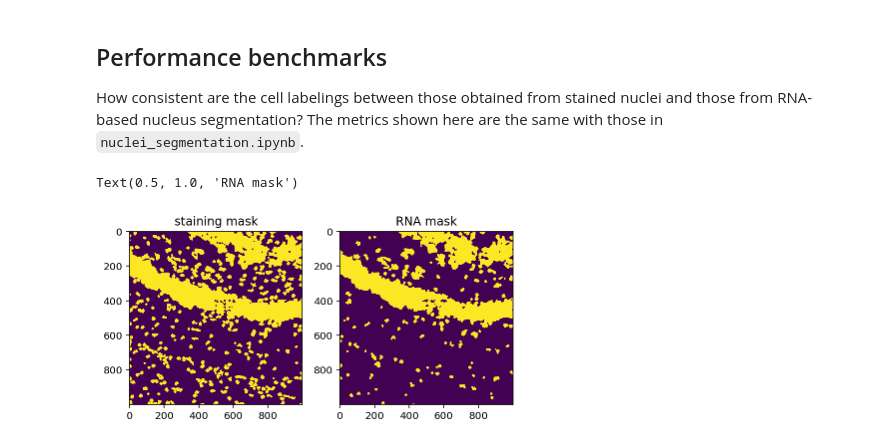
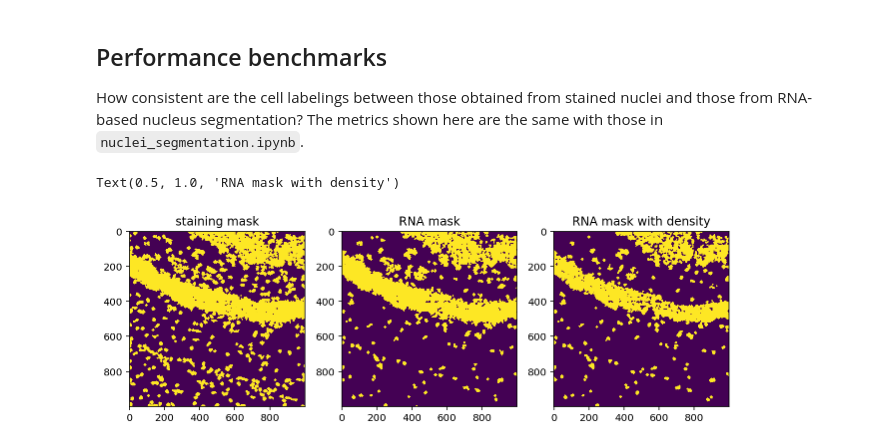
Before and after one commit to aristoteleo/spateo-notebooks, a Jupyter notebook: segmentation/cell_segmentation.ipynb, the cells around one changed output. Saved outputs shown, nothing was run; the diff lists cells and outputs as text; code cells hidden in the pictures.

```diff
--- a/segmentation/cell_segmentation.ipynb
+++ b/segmentation/cell_segmentation.ipynb
@@ -85,10 +93,10 @@ with gzip.open('data/SS200000135IL_cell_labels.npz.gz', 'w') as f:
 # %%
 scores = st.pp.segmentation.icell.score_pixels(
     total,
-    k=21,
+    k=5,
     method='EM+BP',
     em_kwargs=dict(downsample=100000, seed=2022),
-    bp_kwargs=dict(n_threads=8, k=3, square=False, p=0.7, q=0.3),
+    bp_kwargs=dict(n_threads=8, k=3, square=False, p=2 / 3, q=1 / 3),
     certain_mask=est_nuclei_labels > 0
 )
 thresholds = skimage.filters.threshold_multiotsu(scores, classes=3)
@@ -124,0 +146,23 @@ with gzip.open('data/SS200000135TL_cell_labels.npz.gz', 'w') as f:
+# %%
+scores = st.pp.segmentation.icell.score_pixels(
+    total,
+    k=5,
+    method='EM+BP',
+    em_kwargs=dict(downsample=100000, seed=2022),
+    bp_kwargs=dict(n_threads=8, k=3, square=False, p=2 / 3, q=1 / 3),
+    certain_mask=est_density_nuclei_lables > 0,
+    bins=cv2.resize(bins, (1000, 1000), interpolation=cv2.INTER_NEAREST),
+)
+
+thresholds = skimage.filters.threshold_multiotsu(scores, classes=3)
+est_density_cell_mask = st.pp.segmentation.utils.apply_threshold(scores, 7, thresholds[1])
+
+fig, axes = plt.subplots(ncols=3, figsize=(9, 3), tight_layout=True)
+axes[0].imshow(tif)
+axes[0].set_title('nuclei')
+
+axes[1].imshow(scores)
+axes[1].set_title('scores')
+
+axes[2].imshow(est_density_cell_mask)
+axes[2].set_title('cell segmentation')
@@ -124,0 +172,10 @@ with gzip.open('data/SS200000135TL_cell_labels.npz.gz', 'w') as f:
+# %%
+est_density_watershed = st.pp.segmentation.label.watershed(total, est_density_cell_mask, nuclei_labels, 11)
+est_density_enlarged = st.pp.segmentation.label.expand_labels(est_density_watershed, 5, 400)
+
+fig, axes = plt.subplots(ncols=2, figsize=(6, 3), tight_layout=True)
+axes[0].imshow(skimage.color.label2rgb(est_density_watershed))
+axes[0].set_title('watershed')
+
+axes[1].imshow(skimage.color.label2rgb(est_density_enlarged))
+axes[1].set_title('enlarged')
@@ -127,16 +190,20 @@ with gzip.open('data/SS200000135TL_cell_labels.npz.gz', 'w') as f:
 
 How consistent are the cell labelings between those obtained from stained nuclei and those from RNA-based nucleus segmentation? The metrics shown here are the same with those in `nuclei_segmentation.ipynb`.
 # %%
-fig, axes = plt.subplots(ncols=2, figsize=(6, 3), tight_layout=True)
+fig, axes = plt.subplots(ncols=3, figsize=(9, 3), tight_layout=True)
 enlarged_mask = enlarged > 0
 est_enlarged_mask = est_enlarged > 0
+est_density_enlarged_mask = est_density_enlarged > 0
 
 axes[0].imshow(enlarged_mask)
 axes[0].set_title('staining mask')
 
 axes[1].imshow(est_enlarged_mask)
 axes[1].set_title('RNA mask')
+
+axes[2].imshow(est_density_enlarged_mask)
+axes[2].set_title('RNA mask with density')
 # %% [output]
-Text(0.5, 1.0, 'RNA mask')
+Text(0.5, 1.0, 'RNA mask with density')
-[figure, old version]
+[figure, new version]
 # %%
```
Also changed, not shown: parts of 15 cells of this notebook.
